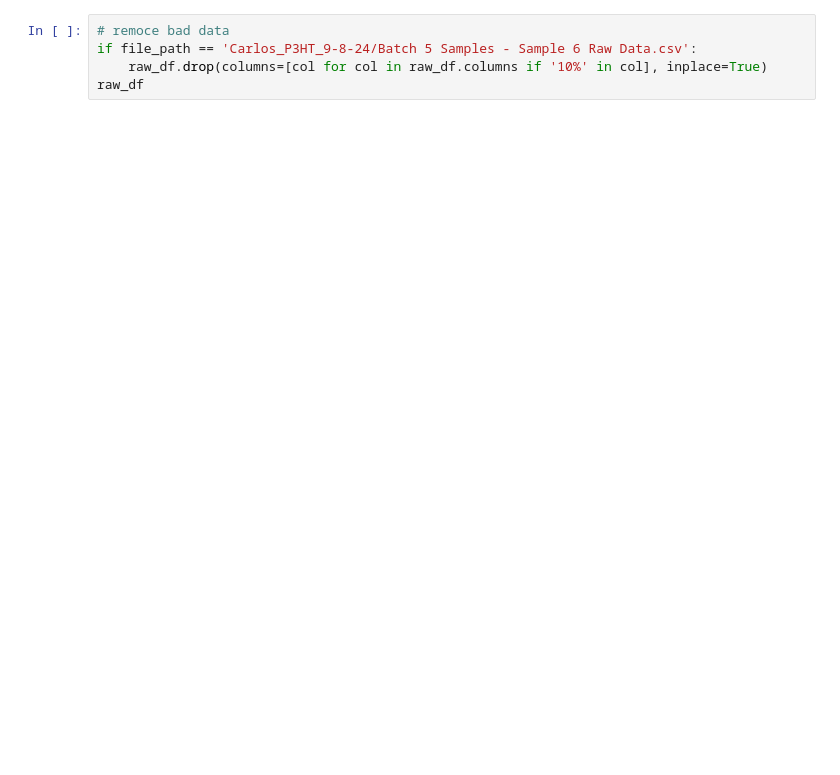
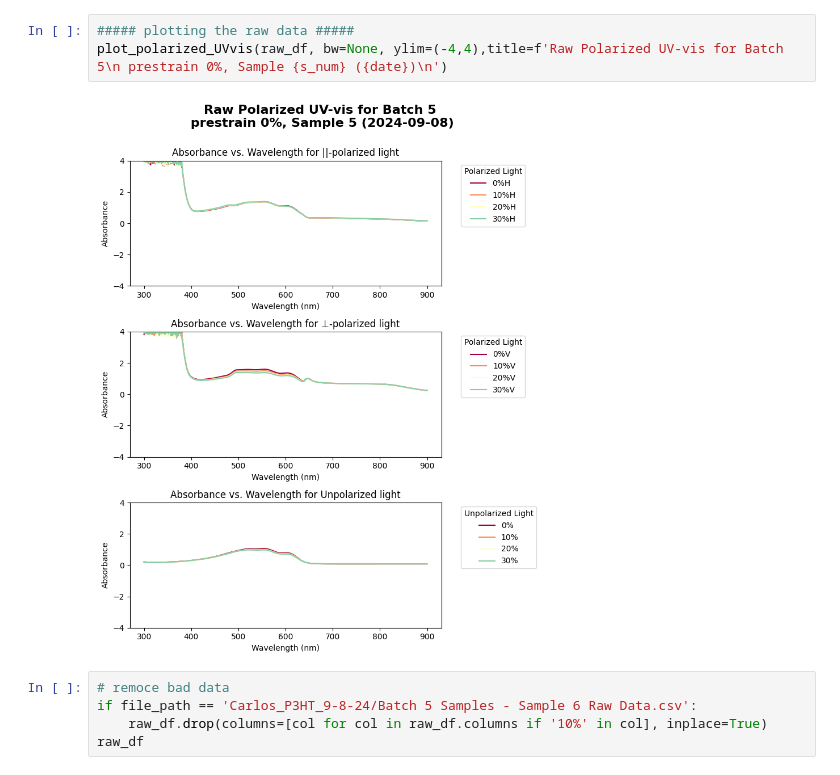
Before and after one commit to trilusa/UV-vis, a Jupyter notebook: polarized_uv-vis_plotting.ipynb, the cells around one changed output. Cells and saved outputs as stored; diff of their text form; blank space fills up the shorter version.

Commit message:
refactored plotting

```diff
--- a/polarized_uv-vis_plotting.ipynb
+++ b/polarized_uv-vis_plotting.ipynb
@@ -89,3 +83,8 @@ plt.show()
+# %%
+##### plotting the raw data #####
+plot_polarized_UVvis(raw_df, bw=None, ylim=(-4,4),title=f'Raw Polarized UV-vis for Batch 5\n prestrain 0%, Sample {s_num} ({date})\n')
+# %% [output]
+[figure, added]
 # %%
 # remoce bad data
 if file_path == 'Carlos_P3HT_9-8-24/Batch 5 Samples - Sample 6 Raw Data.csv':
```
Also changed, not shown: parts of 7 cells of this notebook.
